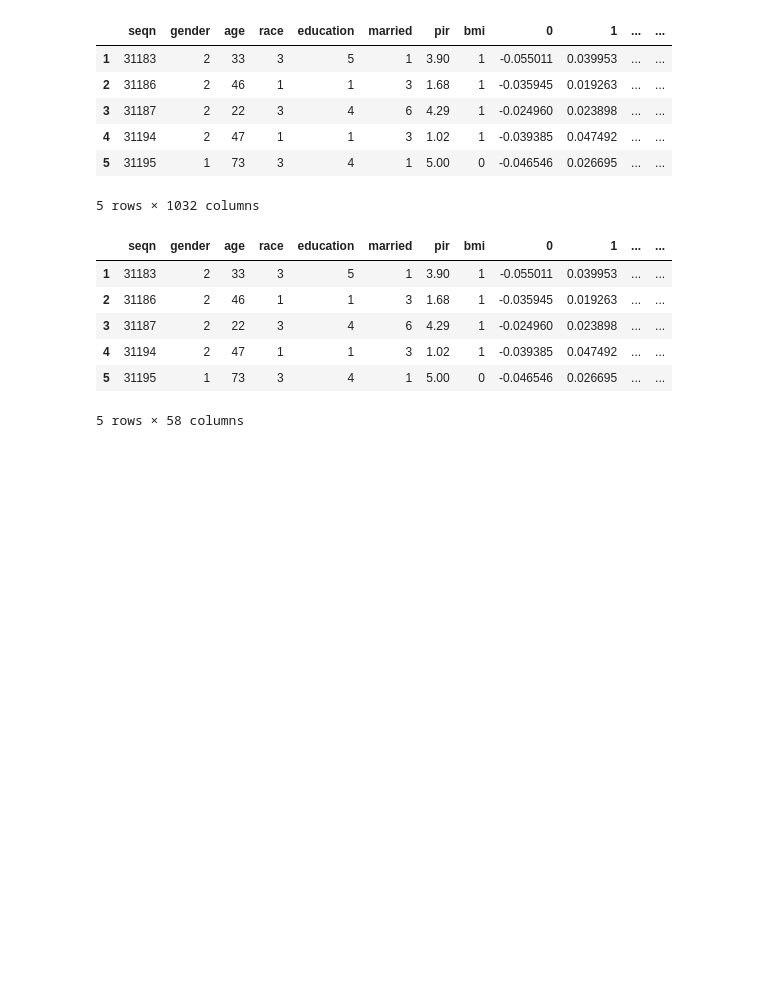
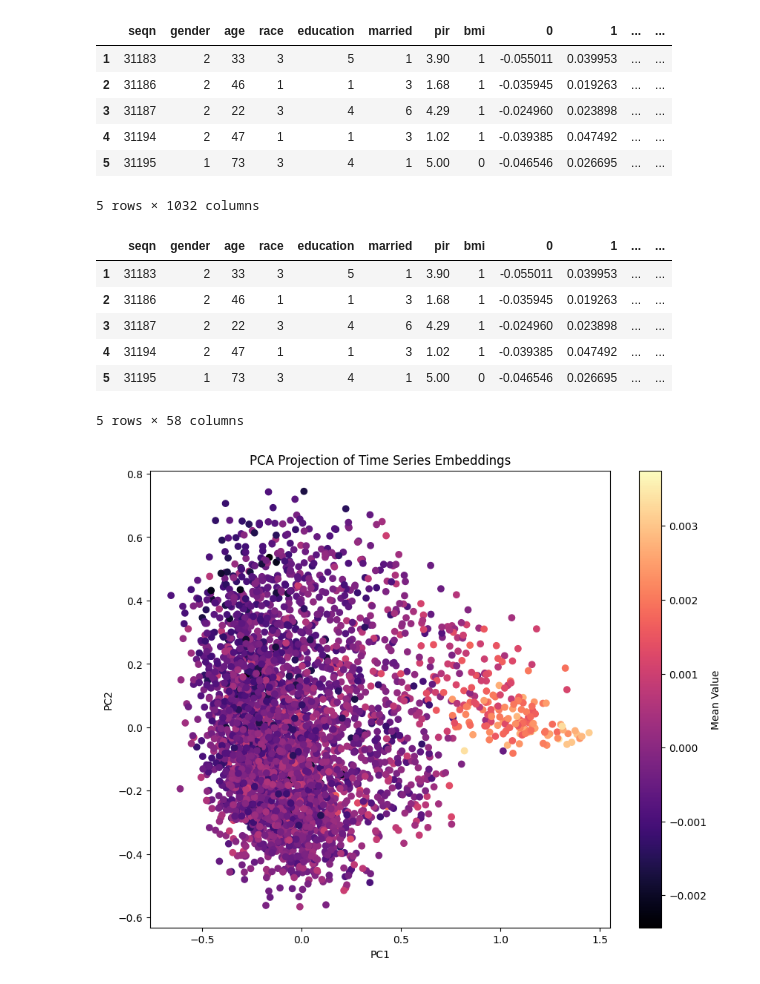
Before and after one commit to yousmni3269/embedding, a Jupyter notebook: embedding_moment.ipynb, the cells around one changed output. Saved outputs shown, nothing was run; the diff lists cells and outputs as text; code cells hidden in the pictures; blank space fills up the shorter version.

Commit message:
changed gpt data import and added pca visualizations

```diff
--- a/embedding_moment.ipynb
+++ b/embedding_moment.ipynb
@@ -373,0 +315,24 @@ plt.show()
+# %%
+# PCA on the embeddings of subset1
+import numpy as np
+import matplotlib.pyplot as plt
+from sklearn.decomposition import PCA
+
+embeddings1_manifold = PCA(n_components=2).fit_transform(embeddings1_np)
+c = np.mean(embeddings1_np, axis=1)
+categorical = False
+
+plt.figure(figsize=(10, 8))
+plt.scatter(
+    embeddings1_manifold[:, 0],
+    embeddings1_manifold[:, 1],
+    c=c,
+    cmap='magma'
+)
+plt.colorbar(label='Mean Value' if not categorical else 'Subject ID')
+plt.title('PCA Projection of Time Series Embeddings')
+plt.xlabel('PC1')
+plt.ylabel('PC2')
+plt.show()
+# %% [output]
+[figure, added]
```
Also changed, not shown: parts of 11 cells of this notebook, 1 other file.
